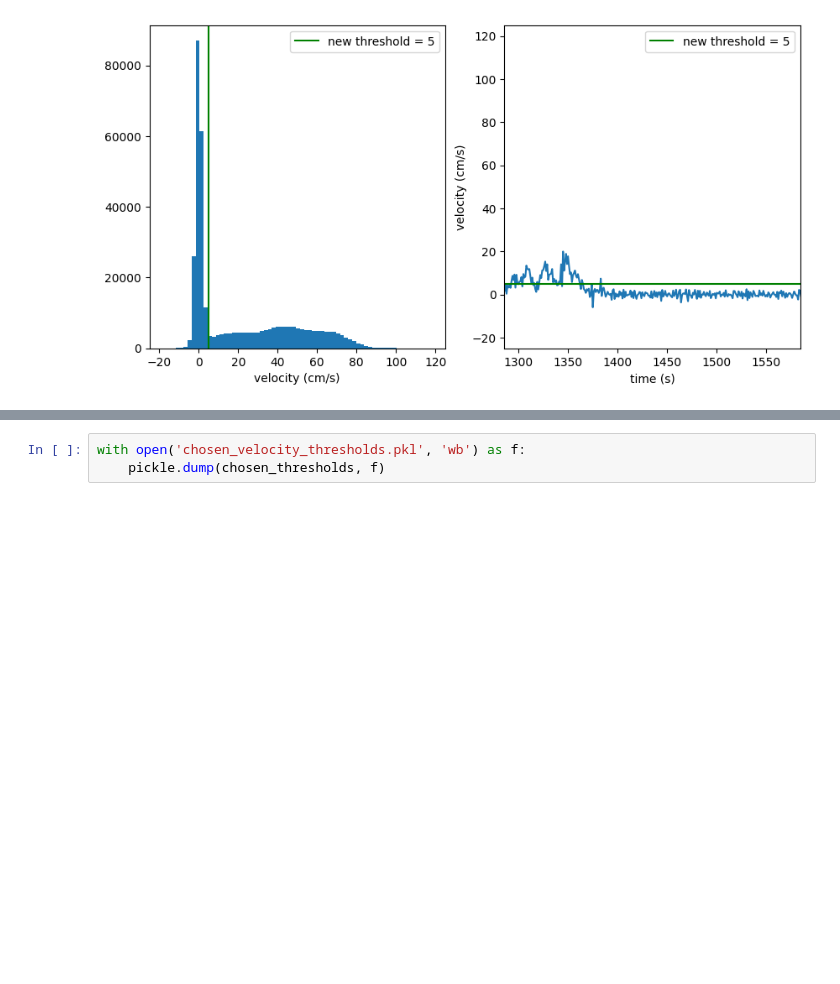
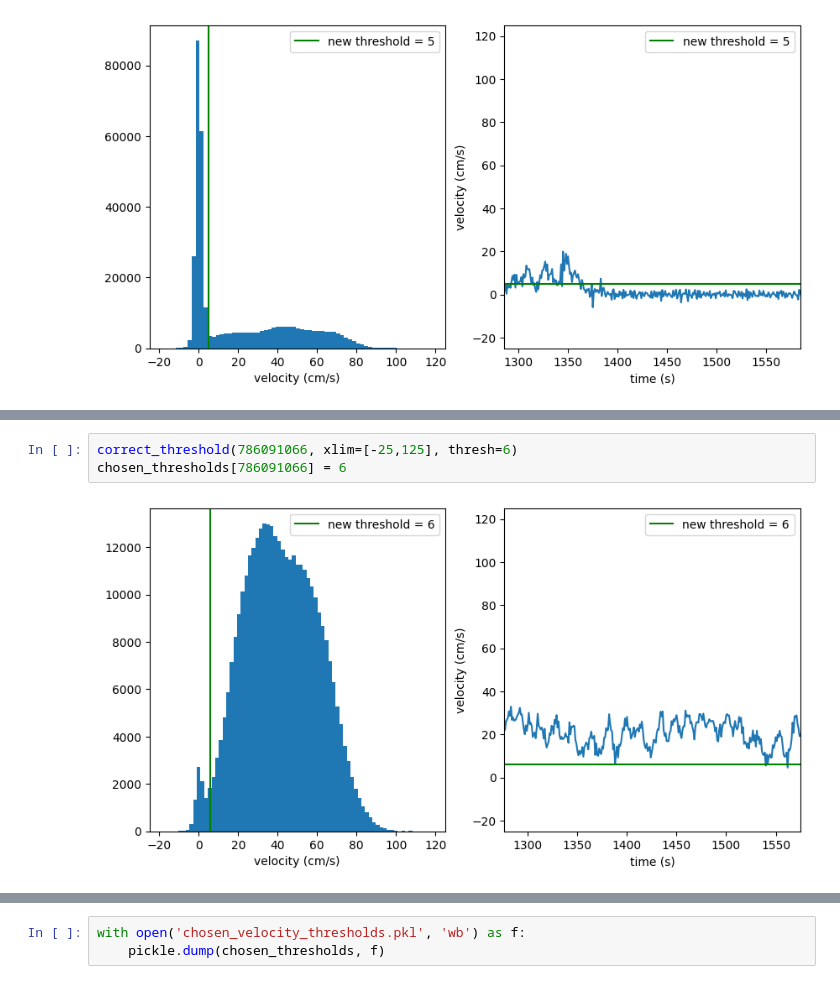
Before and after one commit to ikharitonov/allen-neuropixel-LFPs, a Jupyter notebook: lfp_grand_average/1-velocity_threshold.ipynb, the cells around one changed output, grey strips where cells are left out. Drawn from its saved outputs; the diff is of its cells as text; blank space fills up the shorter version.

```diff
--- a/lfp_grand_average/1-velocity_threshold.ipynb
+++ b/lfp_grand_average/1-velocity_threshold.ipynb
@@ -318,0 +332,5 @@ chosen_thresholds[760345702] = 5
+# %%
+correct_threshold(786091066, xlim=[-25,125], thresh=6)
+chosen_thresholds[786091066] = 6
+# %% [output]
+[figure, added]
```
Also changed, not shown: parts of 17 cells of this notebook, 1 other file.
